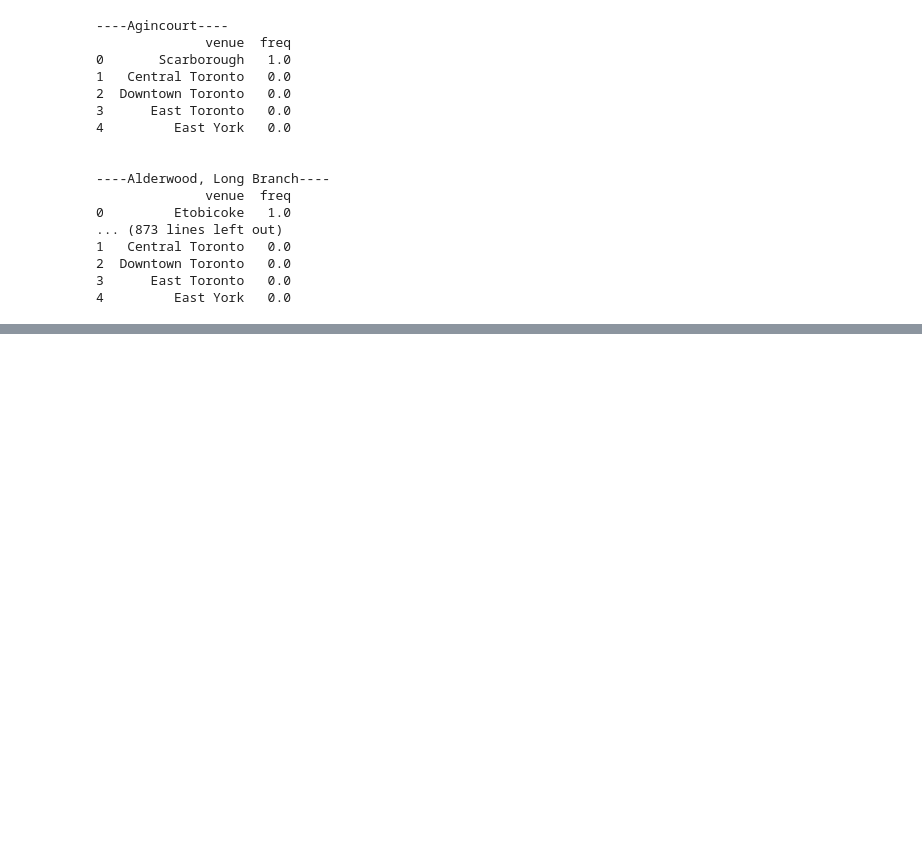
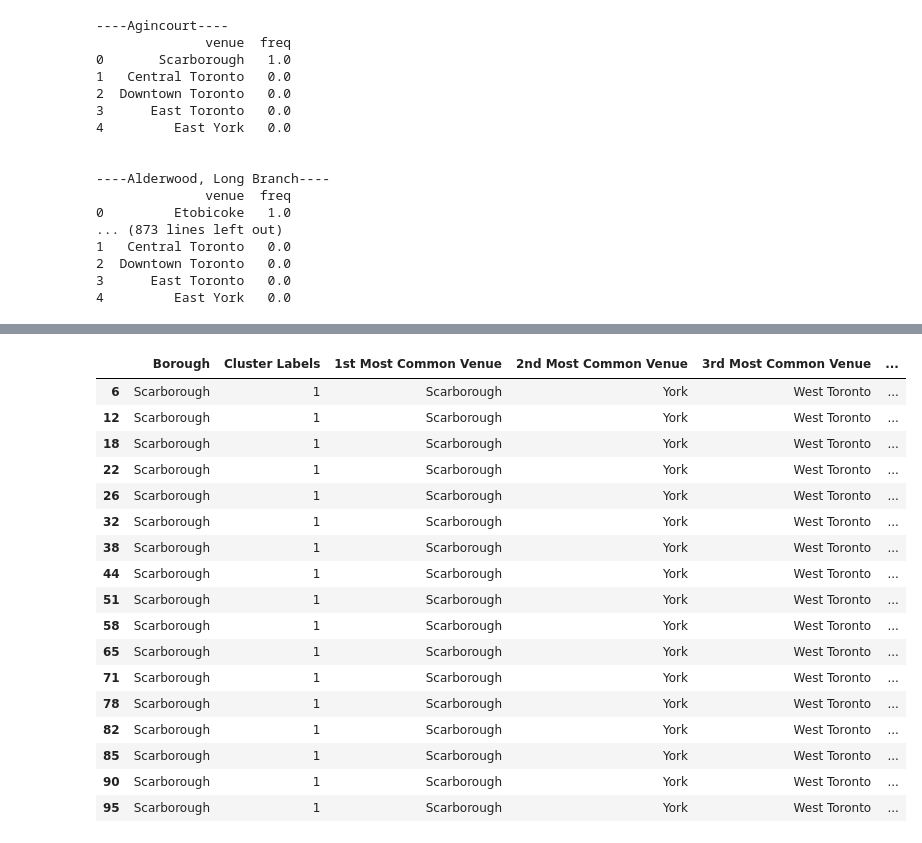
Before and after one commit to Shlok-Desai/Capstone-project-assignment-2, a Jupyter notebook: Untitled9.ipynb, the cells around one changed output, grey strips where cells are left out. Cells and saved outputs as stored; diff of their text form; code cells hidden in the pictures; blank space fills up the shorter version.

```diff
--- a/Untitled9.ipynb
+++ b/Untitled9.ipynb
@@ -139,0 +245,6 @@ ax.imshow(ruh_m, zorder=0, extent = BBox, aspect= 'equal')
+# %%
+def return_most_common_venues(row, num_top_venues):
+    row_categories = row.iloc[1:]
+    row_categories_sorted = row_categories.sort_values(ascending=False)
+
+    return row_categories_sorted.index.values[0:num_top_venues]
@@ -211,3 +471,22 @@ for hood in Toronto_grouped['Neighborhood']:
 2  Downtown Toronto   0.0
 3      East Toronto   0.0
 4         East York   0.0
+# %%
+num_top_venues = 10
+
+indicators = ['st', 'nd', 'rd']
+
+# create columns according to number of top venues
+columns = ['Neighborhood']
+for ind in np.arange(num_top_venues):
+    try:
+        columns.append('{}{} Most Common Venue'.format(ind+1, indicators[ind]))
+    except:
+        columns.append('{}th Most Common Venue'.format(ind+1))
+
+# create a new dataframe
+neighborhoods_venues_sorted_Toronto = pd.DataFrame(columns=columns)
+neighborhoods_venues_sorted_Toronto['Neighborhood'] = Toronto_grouped['Neighborhood']
+
+for ind in np.arange(Toronto_grouped.shape[0]):
+    neighborhoods_venues_sorted_Toronto.iloc[ind, 1:] = return_most_common_venues(Toronto_grouped.iloc[ind, :], num_top_venues)
@@ -213,0 +583,18 @@ for hood in Toronto_grouped['Neighborhood']:
+# %%
+kclusters = 5
+
+Toronto_grouped_clustering = Toronto_grouped.drop('Neighborhood', 1)
+
+# run k-means clustering
+kmeans_T = KMeans(n_clusters=kclusters, random_state=0).fit(Toronto_grouped_clustering)
+# %%
+Toronto_venues.groupby('Neighborhood').count()
+# add clustering labels
+neighborhoods_venues_sorted_Toronto.insert(0, 'Cluster Labels', kmeans_T.labels_)
+
+Toronto_merged = Final_dataframe
+
+# merge toronto_grouped with toronto_data to add latitude/longitude for each neighborhood
+Toronto_merged = Toronto_merged.join(neighborhoods_venues_sorted_Toronto.set_index('Neighborhood'), on='Neighborhood')
+
+Toronto_merged.head() # check the last columns!
@@ -243,0 +681,21 @@ for lat, lon, poi, cluster in zip(Final_dataframe['Latitude'], Final_dataframe['
+# %%
+Toronto_merged.loc[Toronto_merged['Cluster Labels'] == 1, Toronto_merged.columns[[1] + list(range(5, Toronto_merged.shape[1]))]]
+# %% [output]
+|  | Borough | Cluster Labels | 1st Most Common Venue | 2nd Most Common Venue | 3rd Most Common Venue | ... |
+| 6 | Scarborough | 1 | Scarborough | York | West Toronto | ... |
+| 12 | Scarborough | 1 | Scarborough | York | West Toronto | ... |
+| 18 | Scarborough | 1 | Scarborough | York | West Toronto | ... |
+| 22 | Scarborough | 1 | Scarborough | York | West Toronto | ... |
+| 26 | Scarborough | 1 | Scarborough | York | West Toronto | ... |
+| 32 | Scarborough | 1 | Scarborough | York | West Toronto | ... |
+| 38 | Scarborough | 1 | Scarborough | York | West Toronto | ... |
+| 44 | Scarborough | 1 | Scarborough | York | West Toronto | ... |
+| 51 | Scarborough | 1 | Scarborough | York | West Toronto | ... |
+| 58 | Scarborough | 1 | Scarborough | York | West Toronto | ... |
+| 65 | Scarborough | 1 | Scarborough | York | West Toronto | ... |
+| 71 | Scarborough | 1 | Scarborough | York | West Toronto | ... |
+| 78 | Scarborough | 1 | Scarborough | York | West Toronto | ... |
+| 82 | Scarborough | 1 | Scarborough | York | West Toronto | ... |
+| 85 | Scarborough | 1 | Scarborough | York | West Toronto | ... |
+| 90 | Scarborough | 1 | Scarborough | York | West Toronto | ... |
+| 95 | Scarborough | 1 | Scarborough | York | West Toronto | ... |
```
Also changed, not shown: parts of 80 cells of this notebook.
